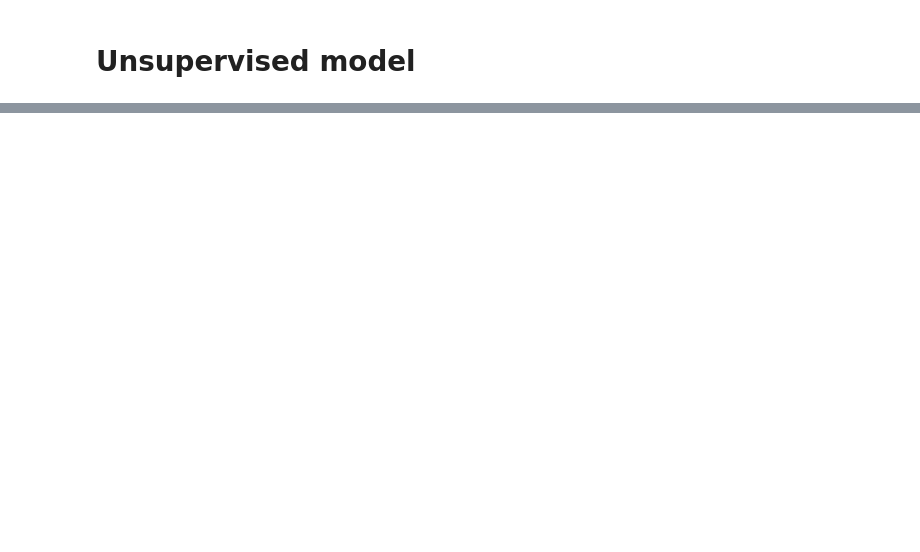
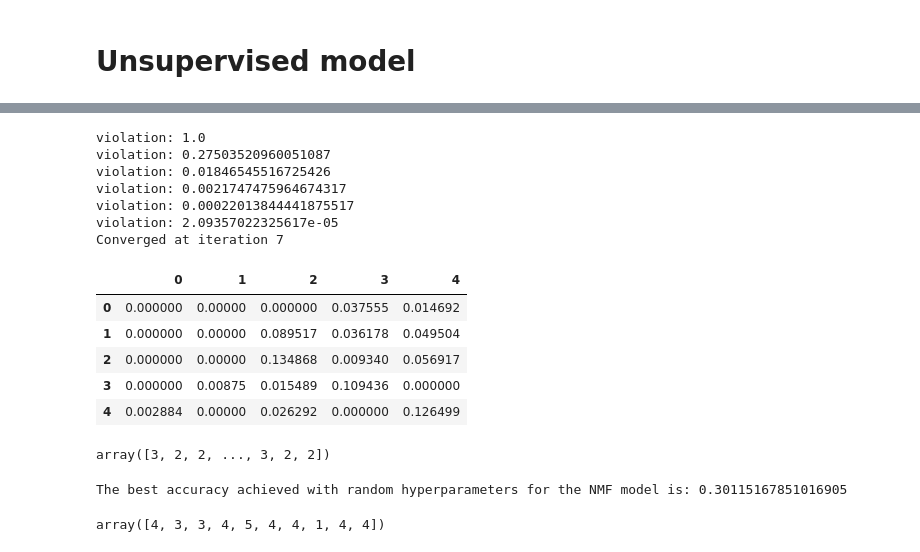
Before and after one commit to cmannnn/customer_reviews, a Jupyter notebook: main.ipynb, the cells around one changed output, grey strips where cells are left out. Saved outputs shown, nothing was run; the diff lists cells and outputs as text; code cells hidden in the pictures; blank space fills up the shorter version.

```diff
--- a/main.ipynb
+++ b/main.ipynb
@@ -318,0 +319,3 @@ model_nmf = NMF()
+# %%
+model_nmf = NMF(n_components = 5, init = 'random', beta_loss = 'frobenius',  verbose = 1, random_state = 42).fit(df_tfidf)
+# max_iter = 100,
@@ -318,0 +340,22 @@ model_nmf = NMF()
+# %%
+weights = model_nmf.transform(df_tfidf)
+pd.DataFrame(weights).head()
+# %% [output]
+violation: 1.0
+violation: 0.27503520960051087
+violation: 0.01846545516725426
+violation: 0.0021747475964674317
+violation: 0.00022013844441875517
+violation: 2.09357022325617e-05
+Converged at iteration 7
+|  | 0 | 1 | 2 | 3 | 4 |
+| 0 | 0.000000 | 0.00000 | 0.000000 | 0.037555 | 0.014692 |
+| 1 | 0.000000 | 0.00000 | 0.089517 | 0.036178 | 0.049504 |
+| 2 | 0.000000 | 0.00000 | 0.134868 | 0.009340 | 0.056917 |
+| 3 | 0.000000 | 0.00875 | 0.015489 | 0.109436 | 0.000000 |
+| 4 | 0.002884 | 0.00000 | 0.026292 | 0.000000 | 0.126499 |
+# %%
+pred = np.argmax(weights, axis = 1)
+pred
+# %% [output]
+array([3, 2, 2, ..., 3, 2, 2])
@@ -318,0 +381,8 @@ model_nmf = NMF()
+# %%
+print(f'The best accuracy achieved with random hyperparameters for the NMF model is: {label_compare(y, pred)}')
+# %% [output]
+The best accuracy achieved with random hyperparameters for the NMF model is: 0.30115167851016905
+# %%
+pred[:10]
+# %% [output]
+array([4, 3, 3, 4, 5, 4, 4, 1, 4, 4])
```
Also changed, not shown: parts of 31 cells of this notebook.
